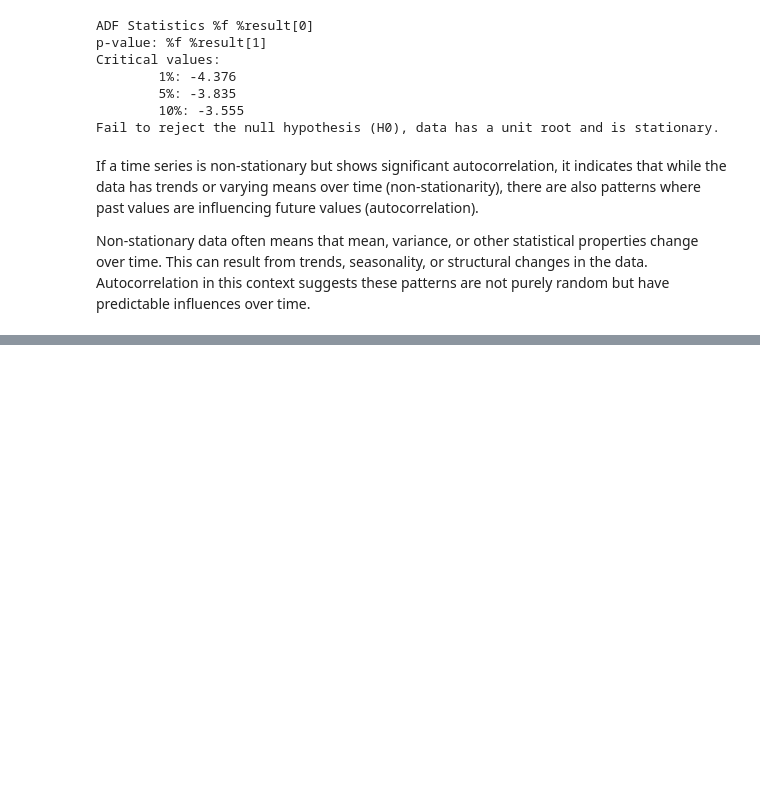
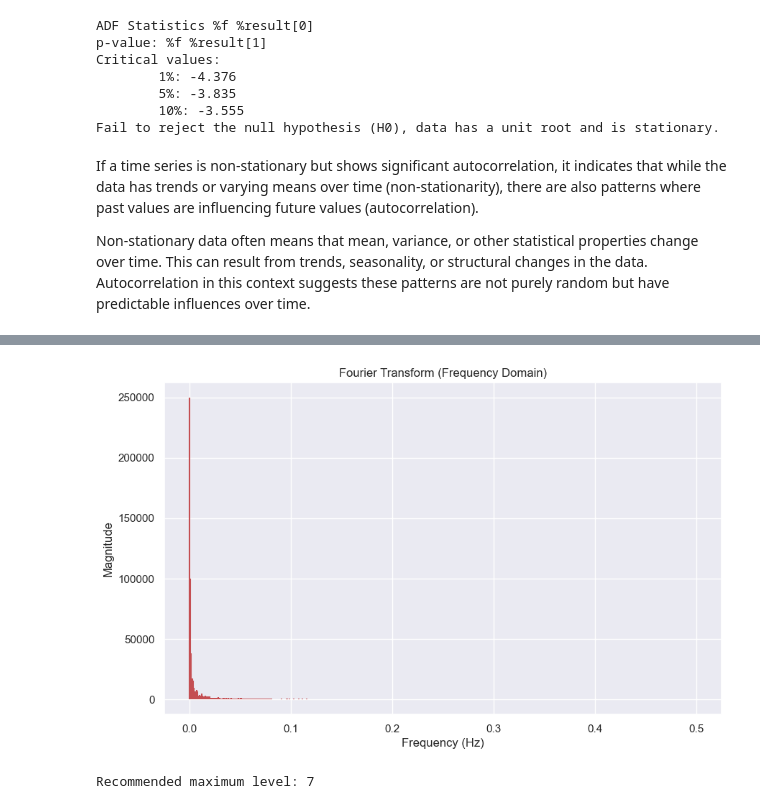
Before and after one commit to shaliniscode/stock_analysis, a Jupyter notebook: wavelet_lstm_analysis.ipynb, the cells around one changed output, grey strips where cells are left out. Cells and saved outputs as stored; diff of their text form; code cells hidden in the pictures; blank space fills up the shorter version.

```diff
--- a/wavelet_lstm_analysis.ipynb
+++ b/wavelet_lstm_analysis.ipynb
@@ -217,0 +274,20 @@ Non-stationary data often means that mean, variance, or other statistical proper
+# %%
+# Check seasonal cycle using Spectral Analysis (Fourier Transform)
+
+freqs = np.fft.fftfreq(len(data['Close']))
+magn =  np.abs(np.fft.fft(data['Close']))
+plt.figure(figsize=(10, 6))
+plt.stem(freqs[:len(freqs)//2],
+           magn[:len(magn)//2],
+           linefmt='r', markerfmt=" ", basefmt=" ")
+
+
+plt.title("Fourier Transform (Frequency Domain)")
+plt.xlabel("Frequency (Hz)")
+plt.ylabel("Magnitude")
+#plt.show()
+
+# Save the figure
+plt.savefig('fft.jpg')
+# %% [output]
+[figure, added]
@@ -217,0 +296,13 @@ Non-stationary data often means that mean, variance, or other statistical proper
+# %%
+def recommend_levels(signal_length):
+    """
+    Recommend maximum decomposition level
+    """
+    return pywt.dwt_max_level(signal_length, 'db6')
+
+# Example
+signal_length = len(data['Close'])
+max_level = recommend_levels(signal_length)
+print(f"Recommended maximum level: {max_level}")
+# %% [output]
+Recommended maximum level: 7
```
Also changed, not shown: parts of 4 cells of this notebook, 3 other files.
